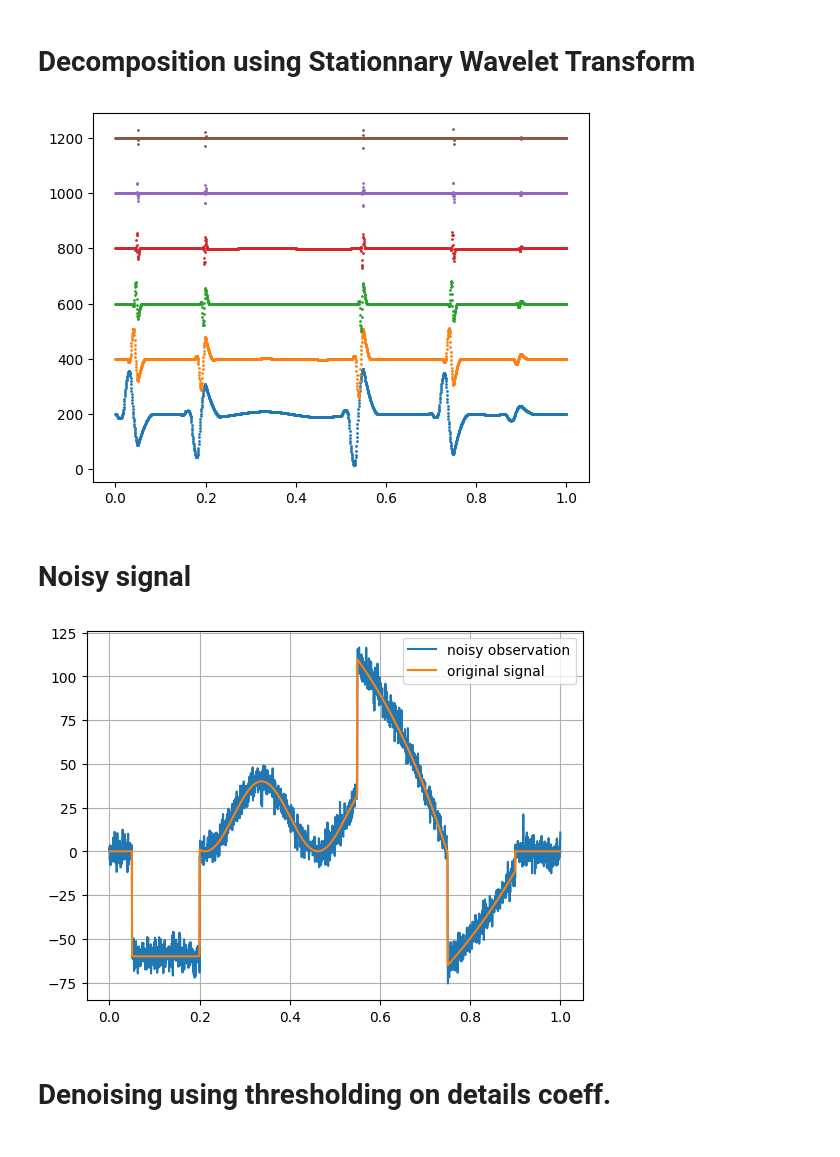
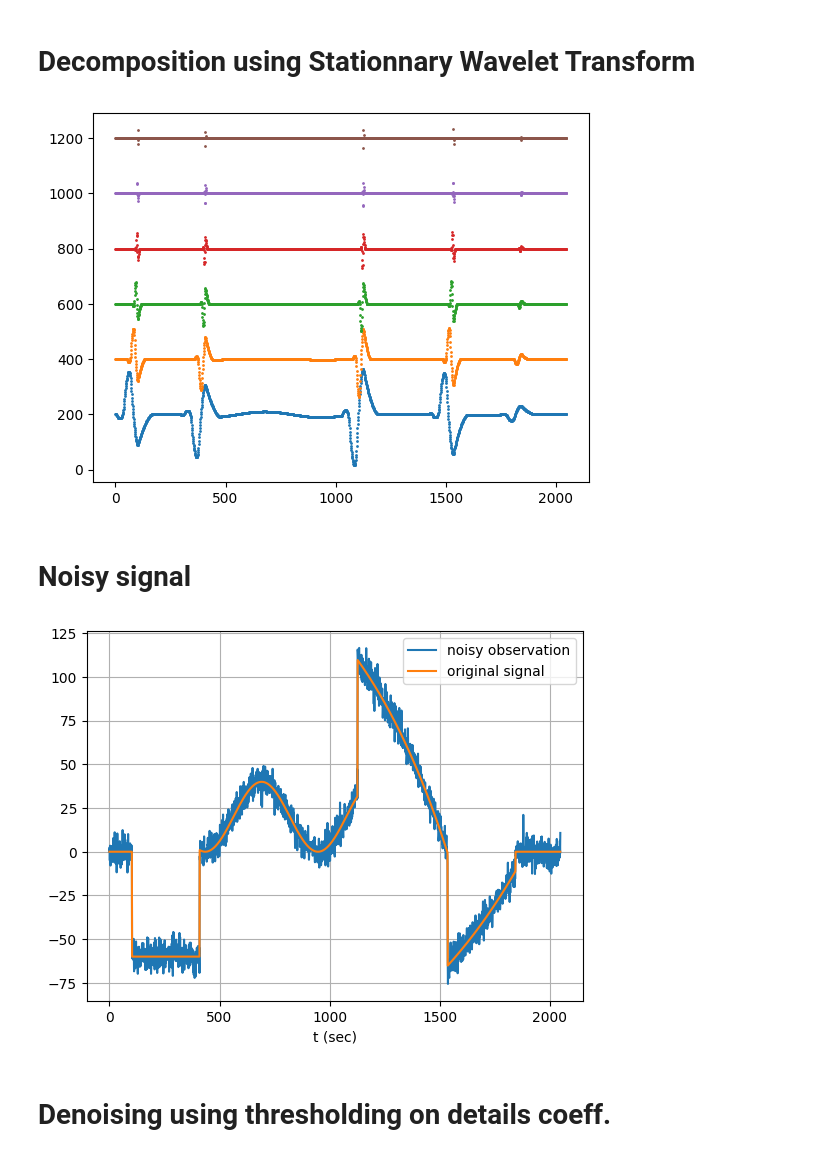
Before and after one commit to jecampagne/cours_mallat_cdf, a Jupyter notebook: cours2024/Wavelet1DDenoising.ipynb, the cells around one changed output. Drawn from its saved outputs; the diff is of its cells as text; code cells hidden in the pictures.

```diff
--- a/cours2024/Wavelet1DDenoising.ipynb
+++ b/cours2024/Wavelet1DDenoising.ipynb
@@ -26,7 +32,7 @@ def f(x):
 # %%
 Ns= 2**11
-xvals = np.linspace(0.,1.,Ns)
-signal = f(xvals)
+xvals = np.arange(0.,Ns)
+signal = f(xvals/Ns)
 # %%
 Ns
 # %% [output]
@@ -49,7 +55,7 @@ coeffs = swt(signal,wave,level=level,trim_approx=True) # [cAn, cDn, ..., cD2, cD
 for i in range(1,len(coeffs)):
     scatter(xvals,i*200 + coeffs[i],s=1)
 # %% [output]
-[figure, old version]
+[figure, new version]
 # %% [markdown]
 # Noisy signal
 # %%
@@ -61,10 +67,11 @@ obs = signal + noise
 # %%
 plot(xvals,obs,label="noisy observation")
 plot(xvals,signal,label="original signal")
+xlabel('t (sec)')
 legend()
 grid()
 # %% [output]
-[figure, old version]
+[figure, new version]
 # %% [markdown]
 # Denoising using thresholding on details coeff.
 # %%
```
Also changed, not shown: parts of 11 cells of this notebook.
